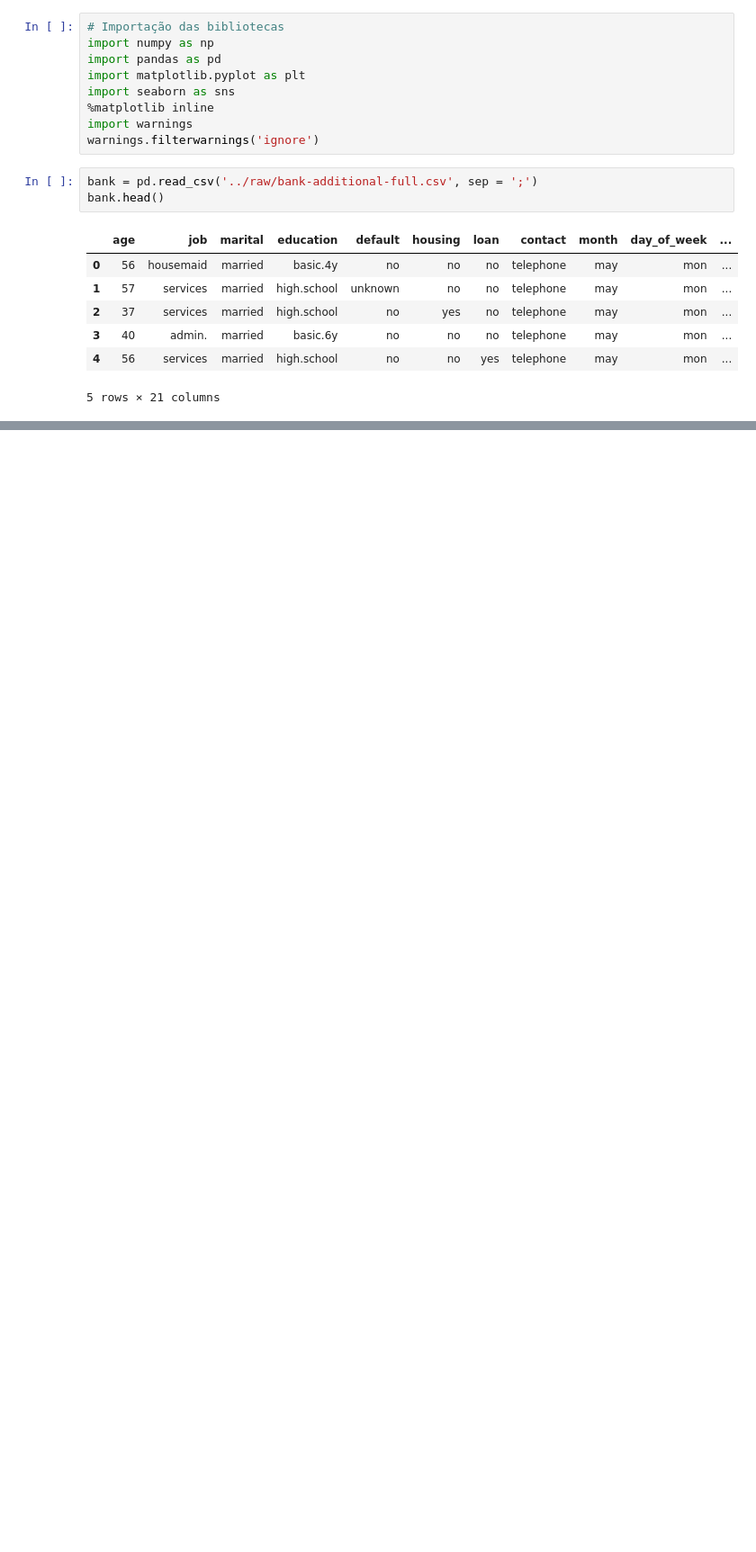
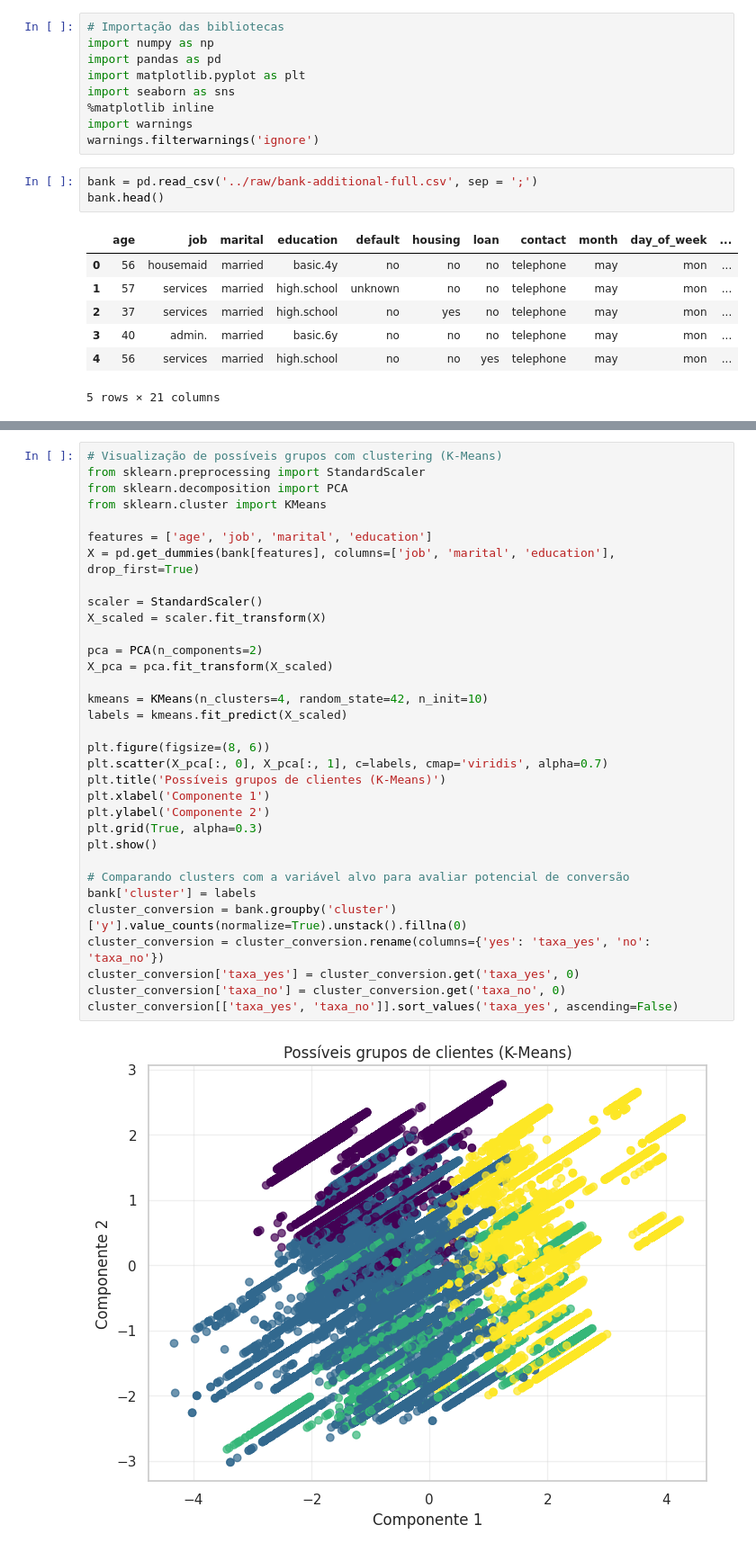
Before and after one commit to Getinstance/datathon-7mlet-grupo-10, a Jupyter notebook: data/kaggle/notebooks/aed-banco.ipynb, the cells around one changed output, grey strips where cells are left out. Shown at 90% size. Drawn from its saved outputs; the diff is of its cells as text; blank space fills up the shorter version.

```diff
--- a/data/kaggle/notebooks/aed-banco.ipynb
+++ b/data/kaggle/notebooks/aed-banco.ipynb
@@ -124,0 +175,35 @@ memory usage: 6.6 MB
+# %%
+# Visualização de possíveis grupos com clustering (K-Means)
+from sklearn.preprocessing import StandardScaler
+from sklearn.decomposition import PCA
+from sklearn.cluster import KMeans
+
+features = ['age', 'job', 'marital', 'education']
+X = pd.get_dummies(bank[features], columns=['job', 'marital', 'education'], drop_first=True)
+
+scaler = StandardScaler()
+X_scaled = scaler.fit_transform(X)
+
+pca = PCA(n_components=2)
+X_pca = pca.fit_transform(X_scaled)
+
+kmeans = KMeans(n_clusters=4, random_state=42, n_init=10)
+labels = kmeans.fit_predict(X_scaled)
+
+plt.figure(figsize=(8, 6))
+plt.scatter(X_pca[:, 0], X_pca[:, 1], c=labels, cmap='viridis', alpha=0.7)
+plt.title('Possíveis grupos de clientes (K-Means)')
+plt.xlabel('Componente 1')
+plt.ylabel('Componente 2')
+plt.grid(True, alpha=0.3)
+plt.show()
+
+# Comparando clusters com a variável alvo para avaliar potencial de conversão
+bank['cluster'] = labels
+cluster_conversion = bank.groupby('cluster')['y'].value_counts(normalize=True).unstack().fillna(0)
+cluster_conversion = cluster_conversion.rename(columns={'yes': 'taxa_yes', 'no': 'taxa_no'})
+cluster_conversion['taxa_yes'] = cluster_conversion.get('taxa_yes', 0)
+cluster_conversion['taxa_no'] = cluster_conversion.get('taxa_no', 0)
+cluster_conversion[['taxa_yes', 'taxa_no']].sort_values('taxa_yes', ascending=False)
+# %% [output]
+[figure, added]
```
Also changed, not shown: parts of 14 cells of this notebook, 8 other files.
